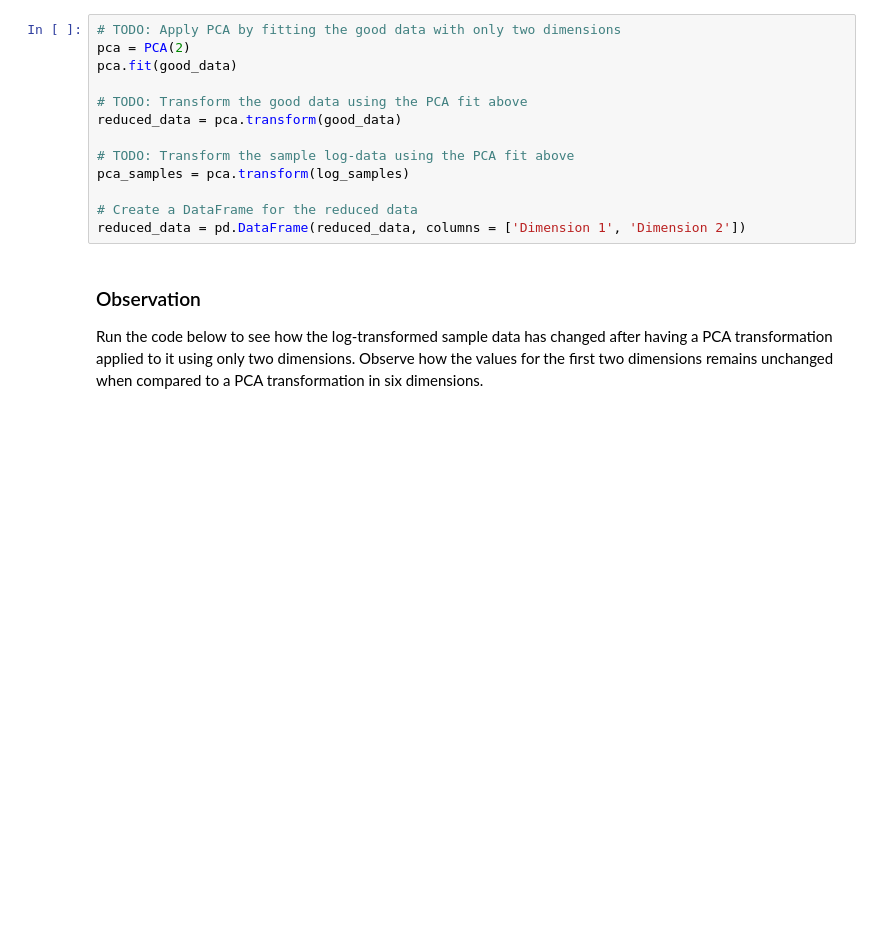
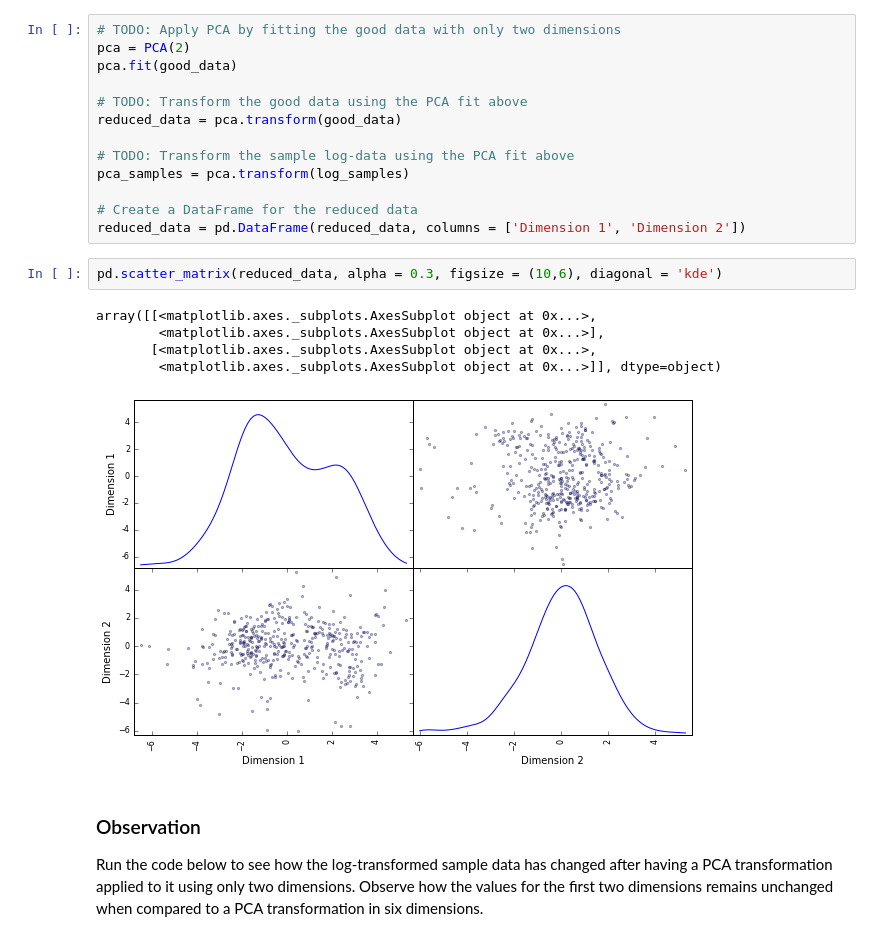
Before and after one commit to Huangjantson/UdacityMLNP, a Jupyter notebook: customer_segments/customer_segments.ipynb, the cells around one changed output. Saved outputs shown, nothing was run; the diff lists cells and outputs as text; blank space fills up the shorter version.

```diff
--- a/customer_segments/customer_segments.ipynb
+++ b/customer_segments/customer_segments.ipynb
@@ -355,6 +355,14 @@ pca_samples = pca.transform(log_samples)
 
 # Create a DataFrame for the reduced data
 reduced_data = pd.DataFrame(reduced_data, columns = ['Dimension 1', 'Dimension 2'])
+# %%
+pd.scatter_matrix(reduced_data, alpha = 0.3, figsize = (10,6), diagonal = 'kde')
+# %% [output]
+array([[<matplotlib.axes._subplots.AxesSubplot object at 0x...>,
+        <matplotlib.axes._subplots.AxesSubplot object at 0x...>],
+       [<matplotlib.axes._subplots.AxesSubplot object at 0x...>,
+        <matplotlib.axes._subplots.AxesSubplot object at 0x...>]], dtype=object)
+[figure, added]
 # %% [markdown]
 ### Observation
 Run the code below to see how the log-transformed sample data has changed after having a PCA transformation applied to it using only two dimensions. Observe how the values for the first two dimensions remains unchanged when compared to a PCA transformation in six dimensions.
```
Also changed, not shown: parts of 2 cells of this notebook, 1 other file.
